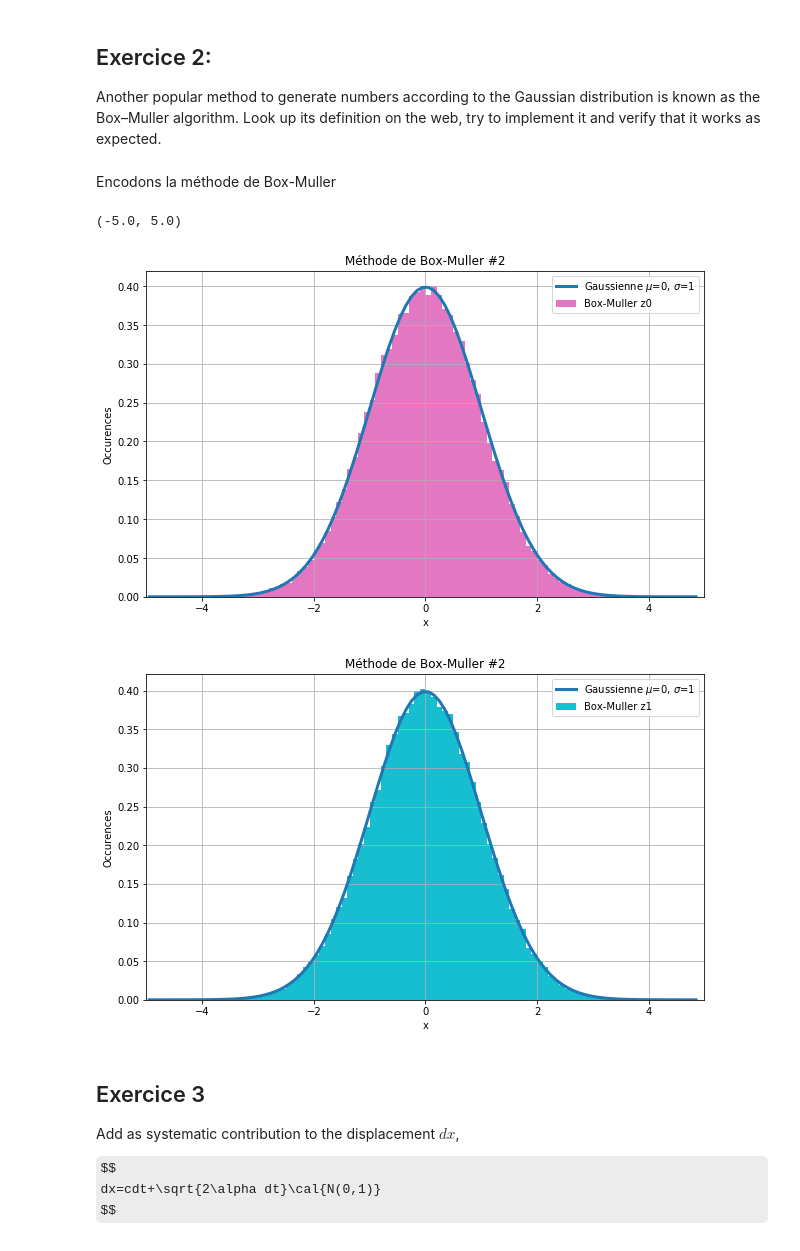
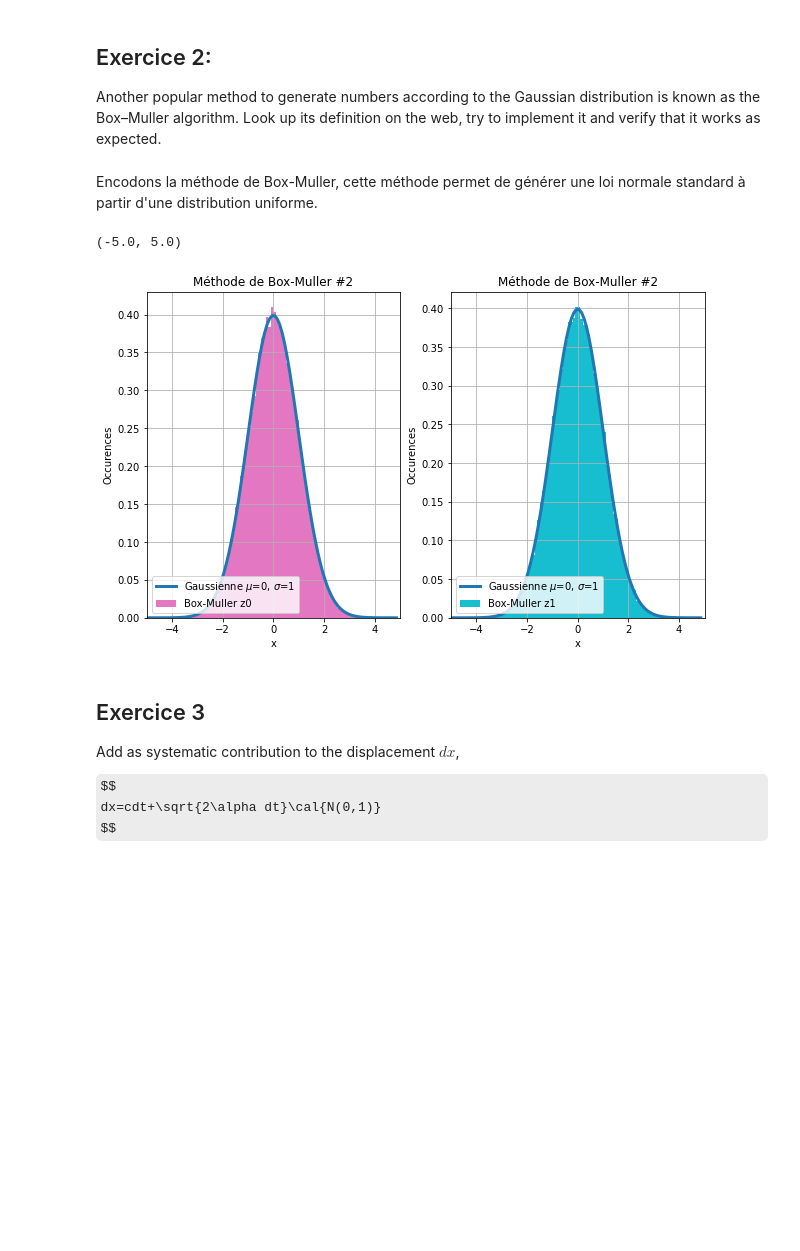
Before and after one commit to Daestraz/MOOC-PhysStat, a Jupyter notebook: Projet Monte-Carlo.ipynb, the cells around one changed output. Cells and saved outputs as stored; diff of their text form; code cells hidden in the pictures; some formulas as TeX source; blank space fills up the shorter version.

```diff
--- a/Projet Monte-Carlo.ipynb
+++ b/Projet Monte-Carlo.ipynb
@@ -140,51 +167,53 @@ plt.xlim(0.,20.)
 # %% [markdown]
 ## Exercice 2:
 Another popular method to generate numbers according to the Gaussian distribution is known as the Box–Muller algorithm. Look up its definition on the web, try to implement it and verify that it works as expected.
-# %% [markdown]
-Encodons la méthode de Box-Muller
+# %% [markdown]
+Encodons la méthode de Box-Muller, cette méthode permet de générer une loi normale standard à partir d'une distribution uniforme.
 # %%
-N = 100000
-
-u1 = np.random.random_sample(N)
-u2 = np.random.random_sample(N)
-
-z0 = np.sqrt(-2*np.log(u1))*np.cos(2*np.pi*u2)
-z1 = np.sqrt(-2*np.log(u2))*np.sin(2*np.pi*u1)
-
-
+#--------------------------------------------- Histogrammes
 binwidth=0.1
 bins=np.arange(-5,5, binwidth)
 xc = bins[:-1] + binwidth/2 # Centrons nos bins
 
-#--------------------------------------------- Box-Muller z0 graphe
+#--------------------------------------------- Box-Muller définitions
+N = 100000
+
+u1 = np.random.random_sample(N) #Distribution uniforme 1
+u2 = np.random.random_sample(N) #Distribution uniforme 2
+
+z0 = np.sqrt(-2*np.log(u1))*np.cos(2*np.pi*u2) #Loi normale standard 1
+z1 = np.sqrt(-2*np.log(u2))*np.sin(2*np.pi*u1) #Loi normale standard 2
+
+
+#--------------------------------------------- Graphe Box-Muller z0
 plt.figure(figsize=(10,6))
+plt.subplot(121)
 plt.title('Méthode de Box-Muller #2')
 plt.xlabel('x')
 plt.ylabel('Occurences')
 plt.hist(z0,bins,density=True, label='Box-Muller z0',
             color='C6', linestyle='-',lw=3)# Plots de z0
 plt.plot(xc,np.exp(-0.5*(xc)**2)/np.sqrt(2*np.pi),label='Gaussienne $\\mu$=0, $\\sigma$=1',
             color='C0', linestyle='-',lw=3)
-plt.legend(loc='upper right')
+plt.legend(loc='lower left')
 plt.grid()
 plt.xlim(-5.,5.)
 
-#--------------------------------------------- Box-Muller z1 graphe
-plt.figure(figsize=(10,6))
+#--------------------------------------------- Graphe Box-Muller z1
+plt.subplot(122)
 plt.title('Méthode de Box-Muller #2')
 plt.xlabel('x')
 plt.ylabel('Occurences')
 plt.hist(z1,bins,density=True, label='Box-Muller z1',
             color='C9', linestyle='-',lw=3)# Plots de z1
 plt.plot(xc,np.exp(-0.5*(xc)**2)/np.sqrt(2*np.pi),label='Gaussienne $\\mu$=0, $\\sigma$=1',
             color='C0', linestyle='-',lw=3)
-plt.legend(loc='upper right')
+plt.legend(loc='lower left')
 plt.grid()
 plt.xlim(-5.,5.)
 # %% [output]
 (-5.0, 5.0)
-[figure, old version]
+[figure, new version]
-[figure, removed]
 # %% [markdown]
 ## Exercice 3
 Add as systematic contribution to the displacement $dx$,
```
Also changed, not shown: parts of 47 cells of this notebook.
